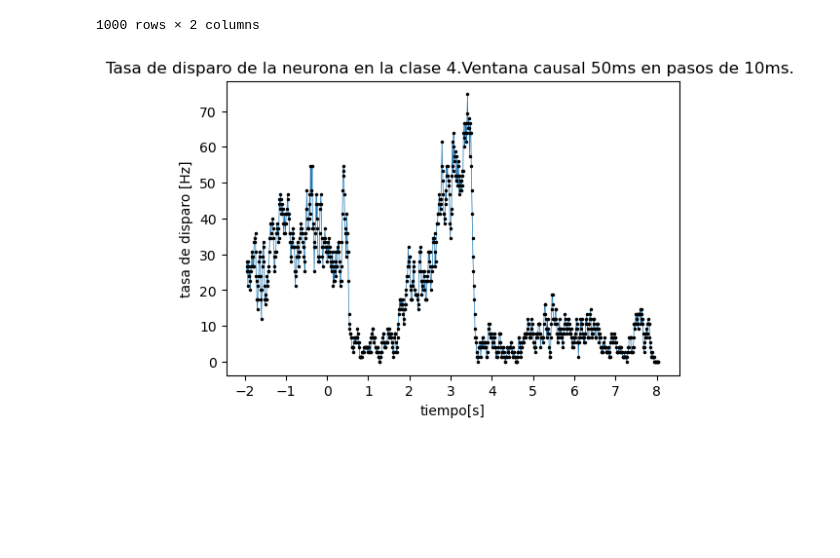
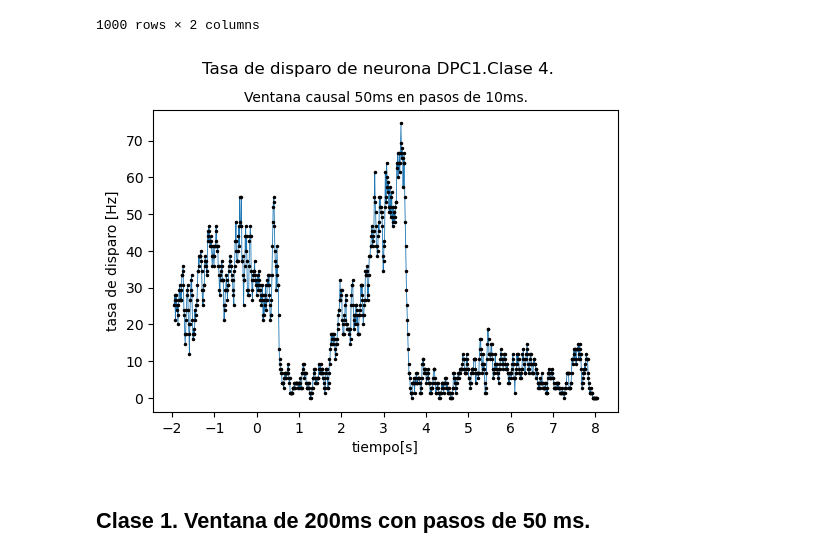
Before and after one commit to CarolinaBer/Practicas_Estadistica, a Jupyter notebook: Practica1_Est.ipynb, the cells around one changed output. Saved outputs shown, nothing was run; the diff lists cells and outputs as text; code cells hidden in the pictures; blank space fills up the shorter version.

```diff
--- a/Practica1_Est.ipynb
+++ b/Practica1_Est.ipynb
@@ -23,7 +25,7 @@ import numpy as np
 from matplotlib import pyplot as plt
 # %%
 #Leemos el archivo csv.
-tiempos_neudpc_1 = pd.read_csv('Desktop/Practica1_Estadistica/TiemposNeuDPC1.csv',header=None, sep='\n')
+tiempos_neudpc_1 = pd.read_csv('Practica1_Estadistica/TiemposNeuDPC1.csv',header=None, sep='\n')
 # %%
 tiempos_neudpc_1 #Esta es la tabla generada, incluye los 60 ensayos totales.
 # %% [output]
@@ -368,3 +369,8 @@ for i in range(0,1000):
+# %%
+lista_extremos_final = []
+for i in range(0,1000):
+    lista_extremos_final.append(lista_tiempos[i][1])
+#lista_extremos_final
 # %%
 #Calculando la tasa de disparo como : #de espigas en un periodo / ancho de la ventana(s)*cantidad de ensayos
 tasa_disparo = list(map(lambda x: x/((0.05)*(15)), lista_suma))
@@ -734,11 +752,15 @@ df_tasa_disparo
 # %%
 lista_part_x = list(np.round(np.arange(-2,9,1),4))
 fig = plt.figure(dpi=100)
-plt.plot(df_tasa_disparo.tiempo,df_tasa_disparo.tasa_disparo, '-',df_tasa_disparo.tiempo,df_tasa_disparo.tasa_disparo,'ko',linewidth=0.5, markersize=1.5)
+plt.plot(df_tasa_disparo.tiempo,df_tasa_disparo.tasa_disparo, '-',df_tasa_disparo.tiempo,df_tasa_disparo.tasa_disparo,'ko',linewidth=0.6, markersize=1.5)
 plt.xticks(lista_part_x)
 plt.xlabel('tiempo[s]')
 plt.ylabel('tasa de disparo [Hz]')
-plt.title('Tasa de disparo de la neurona en la clase 4.Ventana causal 50ms en pasos de 10ms. ')
+plt.title('Ventana causal 50ms en pasos de 10ms.', fontsize=10)
+plt.suptitle('Tasa de disparo de neurona DPC1.Clase 4.',fontsize=12, y=1)
+plt.savefig("DPC1_Clase4_50_10.png",dpi=150)
 plt.show()
 # %% [output]
-[figure, old version]
+[figure, new version]
+# %% [markdown]
+<h2> Clase 1. Ventana de 200ms con pasos de 50 ms.
```
Also changed, not shown: parts of 121 cells of this notebook.
